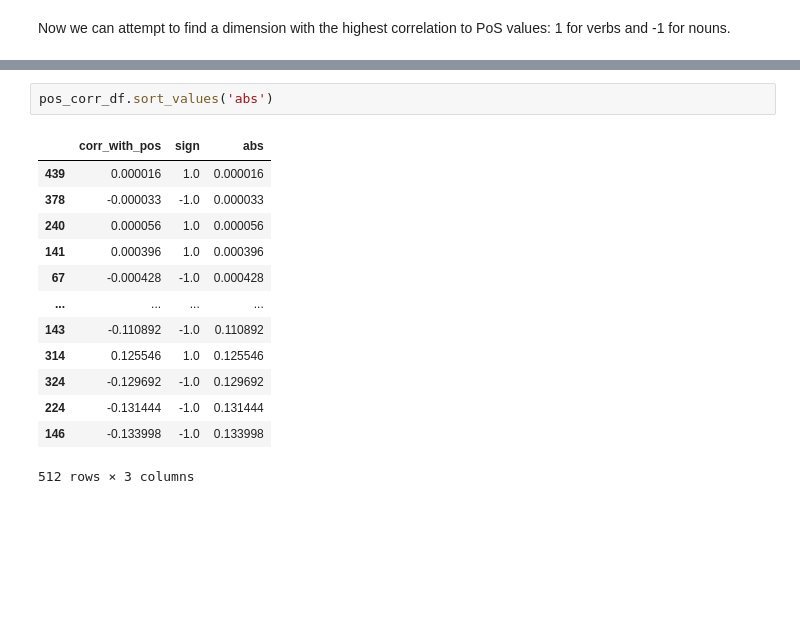
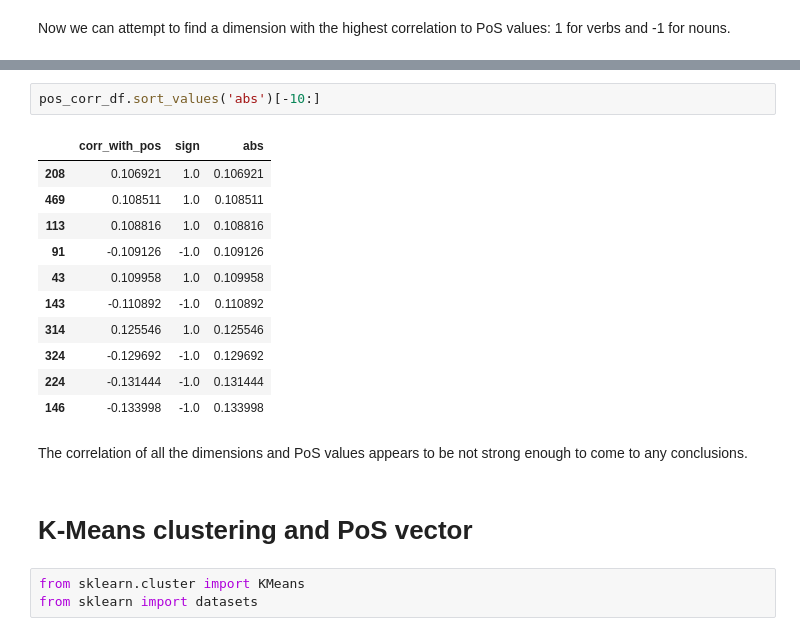
Before and after one commit to ClementineBleuze/WordEmbeddings, a Jupyter notebook: FlauBERT/freq_nouns_avg_std.ipynb, the cells around one changed output, grey strips where cells are left out. Cells and saved outputs as stored; diff of their text form; blank space fills up the shorter version.

```diff
--- a/FlauBERT/freq_nouns_avg_std.ipynb
+++ b/FlauBERT/freq_nouns_avg_std.ipynb
@@ -527,18 +527,23 @@ pos_corr_df
 | 511 | 0.026257 | 1.0 | 0.026257 |
 512 rows × 3 columns
 # %%
-pos_corr_df.sort_values('abs')
+pos_corr_df.sort_values('abs')[-10:]
 # %% [output]
 |  | corr_with_pos | sign | abs |
-| 439 | 0.000016 | 1.0 | 0.000016 |
-| 378 | -0.000033 | -1.0 | 0.000033 |
-| 240 | 0.000056 | 1.0 | 0.000056 |
-| 141 | 0.000396 | 1.0 | 0.000396 |
-| 67 | -0.000428 | -1.0 | 0.000428 |
-| ... | ... | ... | ... |
+| 208 | 0.106921 | 1.0 | 0.106921 |
+| 469 | 0.108511 | 1.0 | 0.108511 |
+| 113 | 0.108816 | 1.0 | 0.108816 |
+| 91 | -0.109126 | -1.0 | 0.109126 |
+| 43 | 0.109958 | 1.0 | 0.109958 |
 | 143 | -0.110892 | -1.0 | 0.110892 |
 | 314 | 0.125546 | 1.0 | 0.125546 |
 | 324 | -0.129692 | -1.0 | 0.129692 |
 | 224 | -0.131444 | -1.0 | 0.131444 |
 | 146 | -0.133998 | -1.0 | 0.133998 |
-512 rows × 3 columns
+# %% [markdown]
+The correlation of all the dimensions and PoS values appears to be not strong enough to come to any conclusions.
+# %% [markdown]
+# K-Means clustering and PoS vector
+# %%
+from sklearn.cluster import KMeans
+from sklearn import datasets
```
Also changed, not shown: parts of 14 cells of this notebook.
